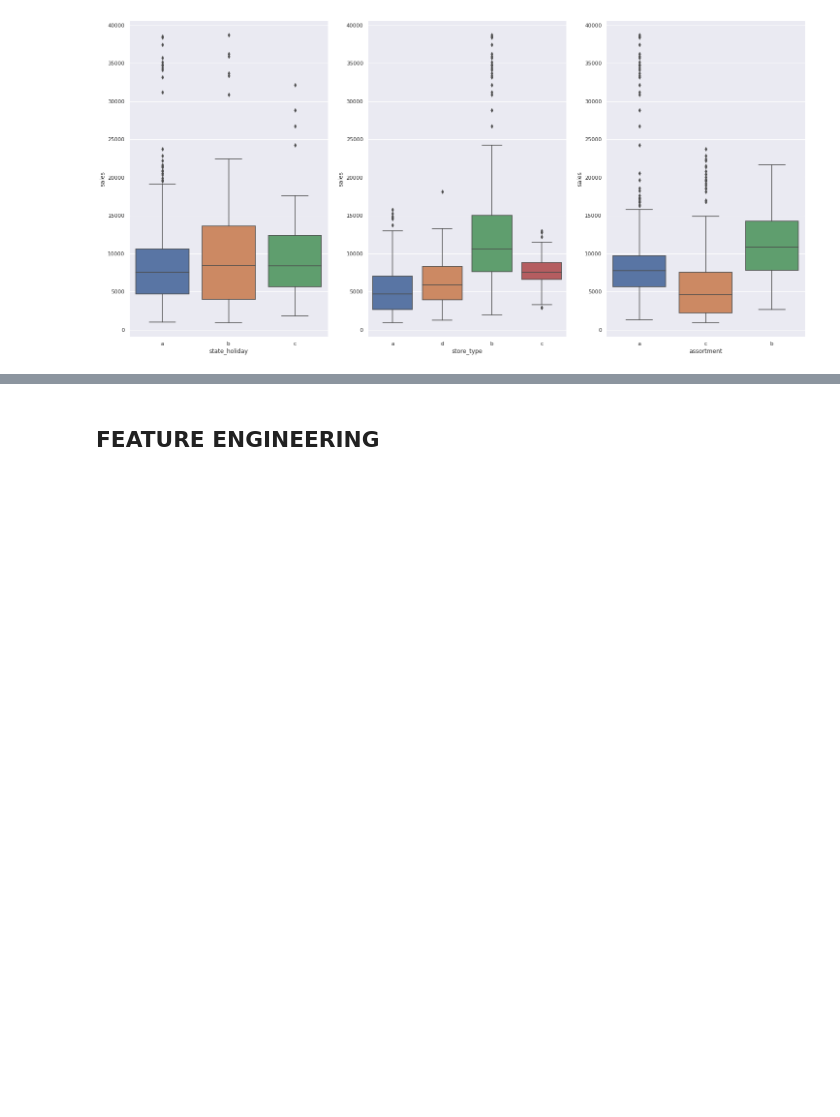
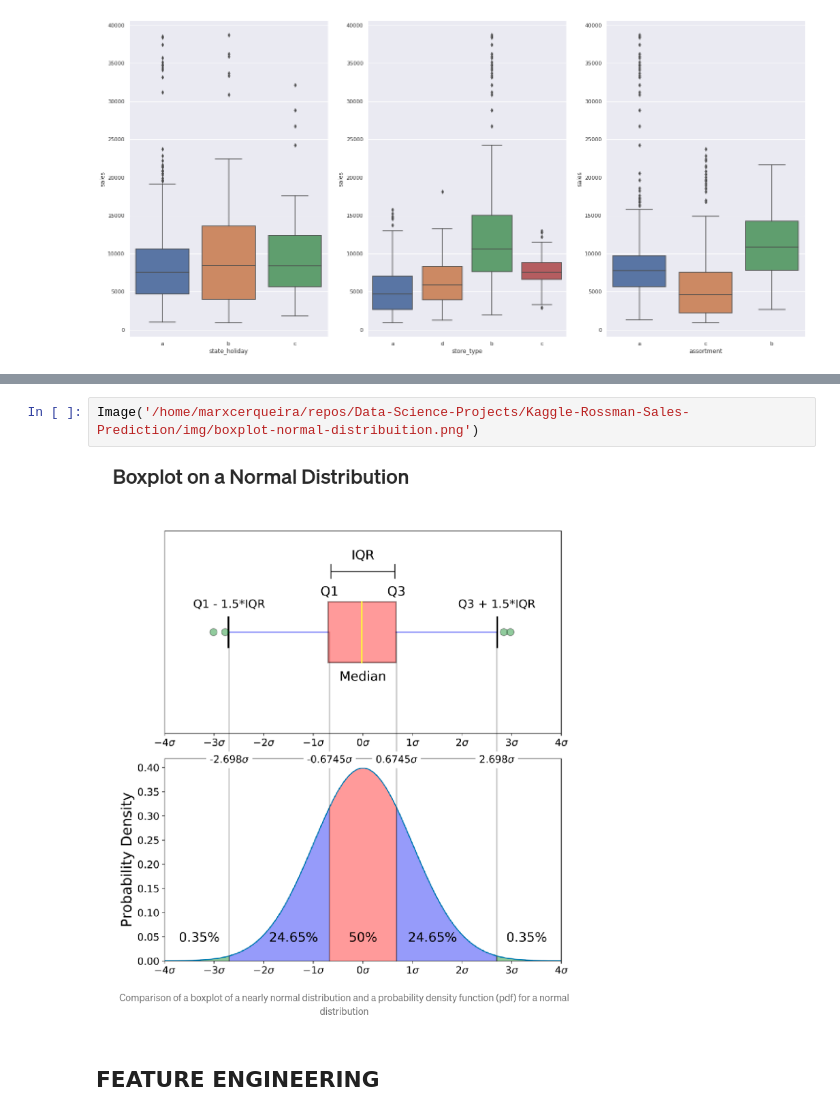
Before and after one commit to marxcerqueira/Kaggle-Rossman-Sales-Prediction, a Jupyter notebook: notebooks/Rossman-Store-Sales-Prediction.ipynb, the cells around one changed output, grey strips where cells are left out. Drawn from its saved outputs; the diff is of its cells as text; blank space fills up the shorter version.

```diff
--- a/notebooks/Rossman-Store-Sales-Prediction.ipynb
+++ b/notebooks/Rossman-Store-Sales-Prediction.ipynb
@@ -446,3 +449,7 @@ sns.boxplot(x='assortment', y= 'sales', data=aux1);
+# %%
+Image('/home/marxcerqueira/repos/Data-Science-Projects/Kaggle-Rossman-Sales-Prediction/img/boxplot-normal-distribuition.png')
+# %% [output]
+[figure, added]
 # %% [markdown]
 ## FEATURE ENGINEERING
 # %%
```
Also changed, not shown: parts of 11 cells of this notebook, 1 other file.
